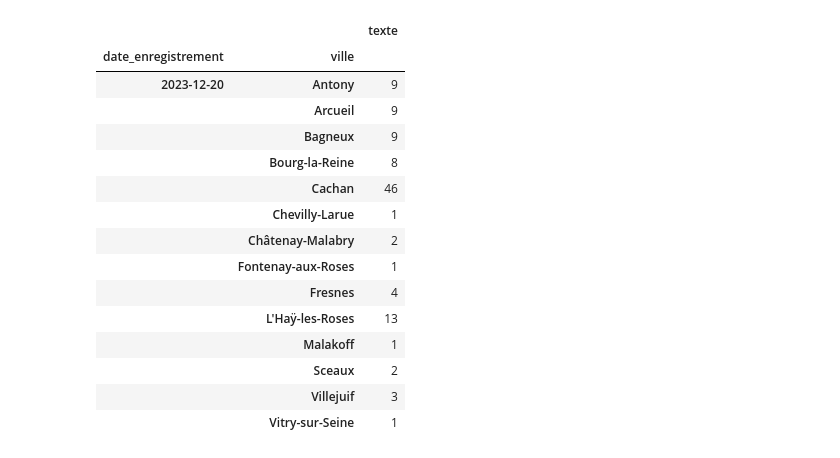
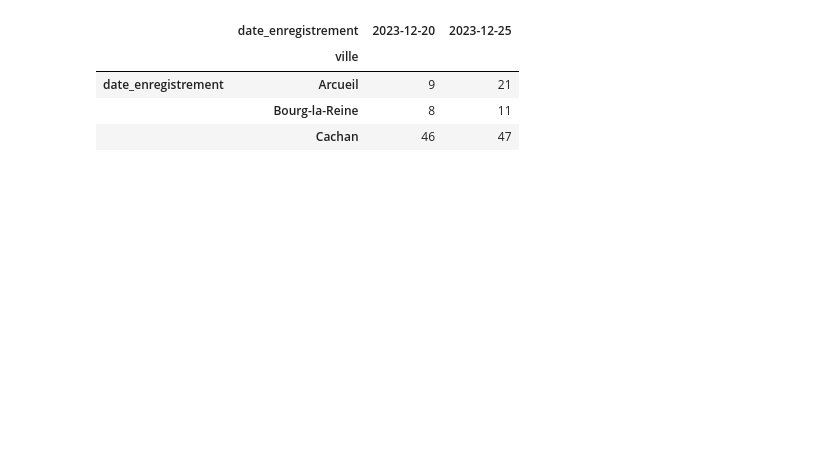
Before and after one commit to PierreDesmet/AirBNB_JO_2024, a Jupyter notebook: Analyses.ipynb, the cells around one changed output. Saved outputs shown, nothing was run; the diff lists cells and outputs as text; code cells hidden in the pictures; blank space fills up the shorter version.

```diff
--- a/Analyses.ipynb
+++ b/Analyses.ipynb
@@ -6,5 +13,8 @@ import pickle
 # %%
-df = pickle.load(open('tous_les_logements.p', 'rb'))
+villes = ['Arcueil', 'Bourg-la-Reine', 'Cachan']
+df = pickle.load(open('tous_les_logements.p', 'rb')).drop('texte', axis=1)
+df = df[df.ville.isin(villes)].copy()
+
 print(df.shape)
 df.tail(2)
 # %% [output]
@@ -15,22 +25,9 @@ df.tail(2)
 # %%
-#nb_concurrents =
-df.groupby(['date_enregistrement', 'ville']).texte.count().to_frame()
-
-#Plus tard, faire un pivot
+# Nombre de concurrents
+df.groupby(['date_enregistrement', 'ville']).date_enregistrement.count().to_frame().unstack().T
 # %% [output]
-|  |  | texte |
-| date_enregistrement | ville |  |
-| 2023-12-20 | Antony | 9 |
-|  | Arcueil | 9 |
-|  | Bagneux | 9 |
-|  | Bourg-la-Reine | 8 |
-|  | Cachan | 46 |
-|  | Chevilly-Larue | 1 |
-|  | Châtenay-Malabry | 2 |
-|  | Fontenay-aux-Roses | 1 |
-|  | Fresnes | 4 |
-|  | L'Haÿ-les-Roses | 13 |
-|  | Malakoff | 1 |
-|  | Sceaux | 2 |
-|  | Villejuif | 3 |
-|  | Vitry-sur-Seine | 1 |
+|  | date_enregistrement | 2023-12-20 | 2023-12-25 |
+|  | ville |  |  |
+| date_enregistrement | Arcueil | 9 | 21 |
+|  | Bourg-la-Reine | 8 | 11 |
+|  | Cachan | 46 | 47 |
```
Also changed, not shown: parts of 13 cells of this notebook, 2 other files.
